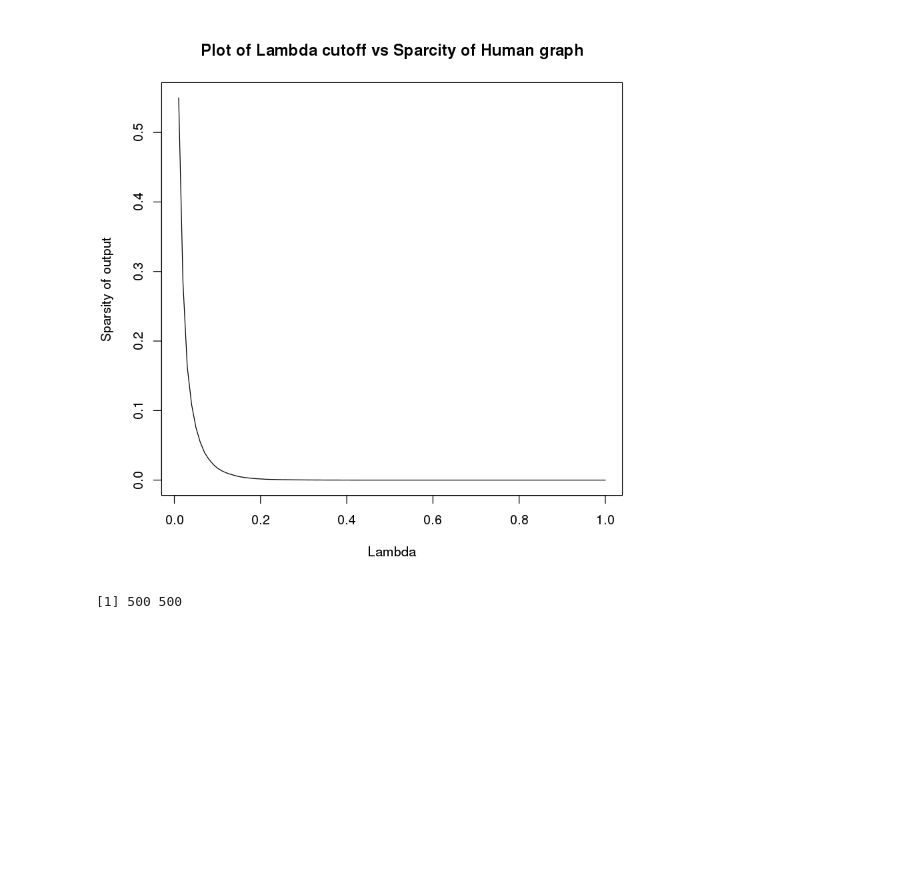
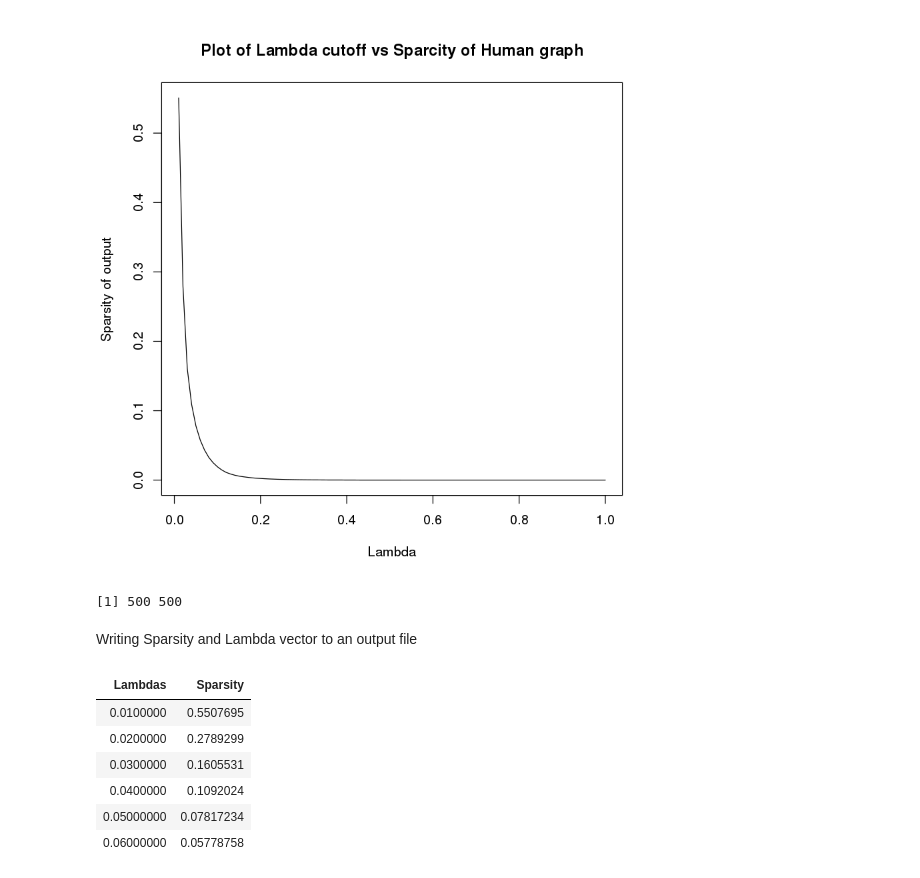
Before and after one commit to kanishkasthana/humanNeuronProject, a Jupyter notebook: processHumanData.ipynb, the cells around one changed output. Drawn from its saved outputs; the diff is of its cells as text; code cells hidden in the pictures; blank space fills up the shorter version.

```diff
--- a/processHumanData.ipynb
+++ b/processHumanData.ipynb
@@ -101,3 +101,17 @@ plot(lambdas,graphModel$sparsity,type='l',main="Plot of Lambda cutoff vs Sparcit
 print(dim(graphModel$icov[[1]]))
 # %% [output]
 [1] 500 500
+# %% [markdown]
+Writing Sparsity and Lambda vector to an output file
+# %%
+outFileData=cbind(lambdas,graphModel$sparsity)
+colnames(outFileData)=c("Lambdas","Sparsity")
+head(outFileData)
+# %% [output]
+| Lambdas | Sparsity |
+| 0.0100000 | 0.5507695 |
+| 0.0200000 | 0.2789299 |
+| 0.0300000 | 0.1605531 |
+| 0.0400000 | 0.1092024 |
+| 0.05000000 | 0.07817234 |
+| 0.06000000 | 0.05778758 |
```
Also changed, not shown: parts of 6 cells of this notebook.
